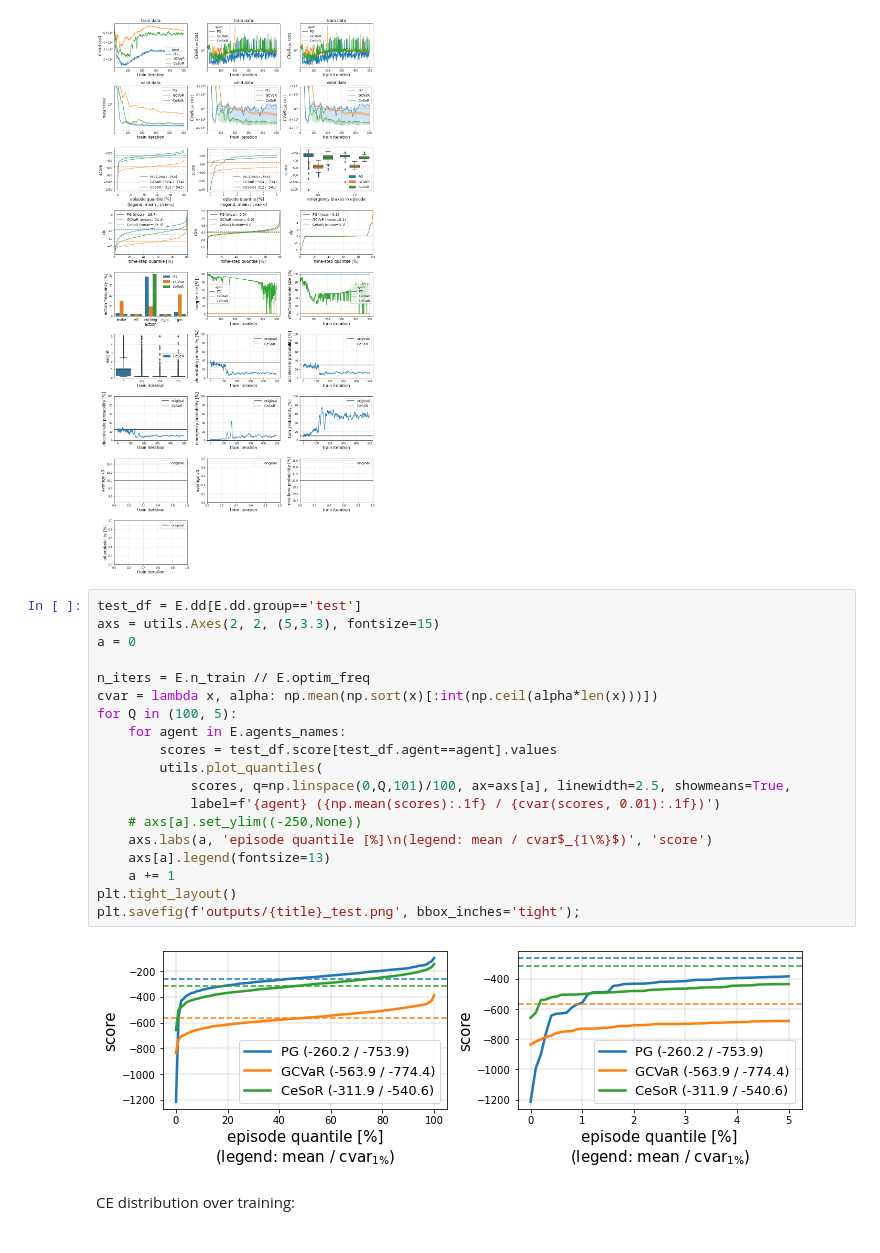
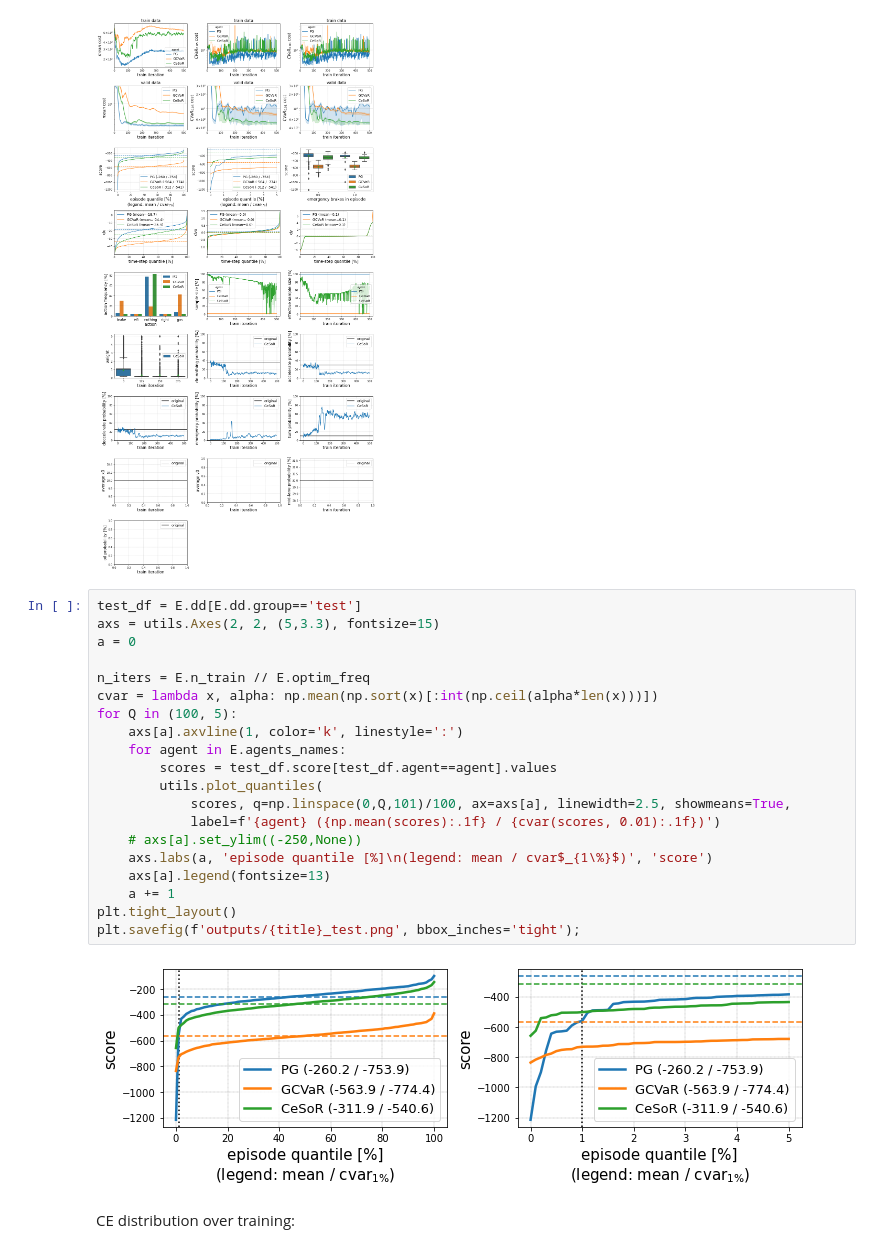
Before and after one commit to ido90/CeSoR, a Jupyter notebook: Examples/DrivingGame/DrivingExample.ipynb, the cells around one changed output. Drawn from its saved outputs; the diff is of its cells as text.

```diff
--- a/DrivingExample.ipynb
+++ b/Examples/DrivingGame/DrivingExample.ipynb
@@ -106,24 +106,25 @@ Wall time: 1min 7s
 # %%
 test_df = E.dd[E.dd.group=='test']
 axs = utils.Axes(2, 2, (5,3.3), fontsize=15)
 a = 0
 
 n_iters = E.n_train // E.optim_freq
 cvar = lambda x, alpha: np.mean(np.sort(x)[:int(np.ceil(alpha*len(x)))])
 for Q in (100, 5):
+    axs[a].axvline(1, color='k', linestyle=':')
     for agent in E.agents_names:
         scores = test_df.score[test_df.agent==agent].values
         utils.plot_quantiles(
             scores, q=np.linspace(0,Q,101)/100, ax=axs[a], linewidth=2.5, showmeans=True,
             label=f'{agent} ({np.mean(scores):.1f} / {cvar(scores, 0.01):.1f})')
     # axs[a].set_ylim((-250,None))
     axs.labs(a, 'episode quantile [%]\n(legend: mean / cvar$_{1\%}$)', 'score')
     axs[a].legend(fontsize=13)
     a += 1
 plt.tight_layout()
 plt.savefig(f'outputs/{title}_test.png', bbox_inches='tight');
 # %% [output]
-[figure, old version]
+[figure, new version]
 # %% [markdown]
 CE distribution over training:
 # %%
```
Also changed, not shown: parts of 4 cells of this notebook, 17 other files.
